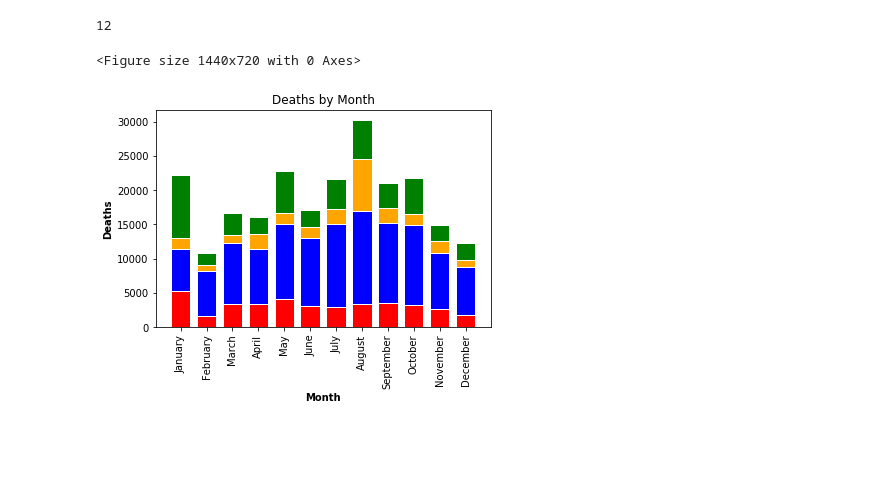
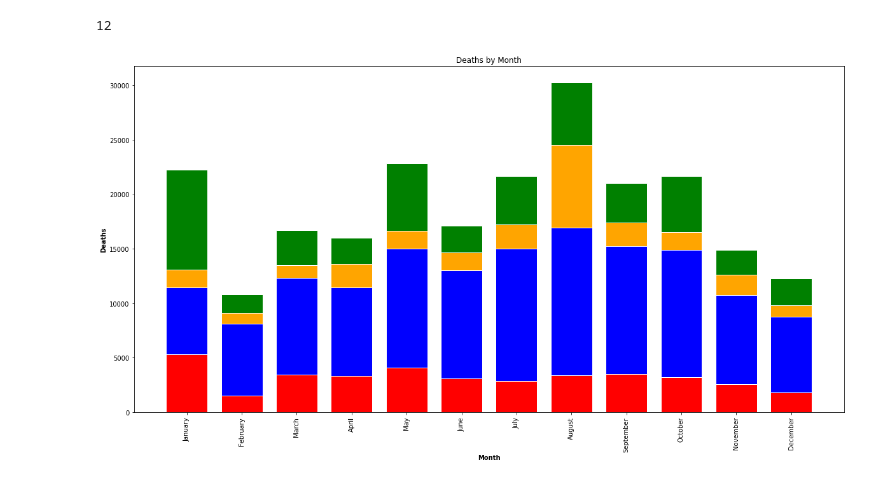
Before and after one commit to mmpatterson/civil-conflict, a Jupyter notebook: Afgh_conflicts_by_group.ipynb, the cells around one changed output. Cells and saved outputs as stored; diff of their text form; code cells hidden in the pictures; blank space fills up the shorter version.

Commit message:
all the key graphs and one unnecessary plot in development

```diff
--- a/Afgh_conflicts_by_group.ipynb
+++ b/Afgh_conflicts_by_group.ipynb
@@ -135,0 +12,6 @@ See the caveats in the documentation: http://pandas.pydata.org/pandas-docs/stabl
+# %%
+# Read API data saved in CSV then display
+
+file = 'Data_Files/conflict_data.csv'
+df = pd.read_csv(file)
+df.head()
@@ -135,0 +47,5 @@ See the caveats in the documentation: http://pandas.pydata.org/pandas-docs/stabl
+# %%
+# Isolate columns of interest
+
+df_afgh = df_afgh[['country', 'side_a', 'side_b', 'date_start', 'date_end', 'year', 'deaths_a', 'deaths_b', 'deaths_civilians', 'deaths_unknown', 'best', 'latitude', 'longitude', 'where_coordinates']]
+df_afgh
@@ -135,0 +303,4 @@ See the caveats in the documentation: http://pandas.pydata.org/pandas-docs/stabl
+# %%
+# View effects by year_group
+df_groups = df_afgh[['paired_groups','side_a', 'side_b', 'deaths_a', 'deaths_b', 'deaths_civilians', 'deaths_unknown', 'best', 'year']].groupby(['year','paired_groups'], as_index=False).sum()
+df_groups.head(20)
@@ -205,35 +688,35 @@ len(month_data['deaths_a'])
 # %% [output]
 12
 # %%
-plt.figure(figsize=(20,10))
-fig = plt.figure()
+#matplotlib stacked bar with full customization
+
+fig = plt.figure(figsize=(20, 10))
 # ax = fig.add_axes([0,0,1,1])
 
 m_stack = np.arange(len(month_data['deaths_a']))
 da = list(month_data['deaths_a'])
 db = list(month_data['deaths_b'])
 dc = list(month_data['deaths_civilians'])
 du = list(month_data['deaths_unknown'])
 
 dc_h = np.add(da, db).tolist()
-du_h = np.add(db_h, dc).tolist()
+du_h = np.add(dc_h, dc).tolist()
 # du_h = np.add(dc_h, du).tolist()
 
 names = ['January','February', 'March', 'April', 'May', 'June', 'July', 'August', 'September', 'October', 'November', 'December']
 bar_width = 0.75
 
 plt.bar(m_stack, da, color='red', width=bar_width, edgecolor='white', label='Deaths Group A')
 plt.bar(m_stack, db, bottom= da, color='blue', width=bar_width, edgecolor='white', label='Deaths Group B')
 plt.bar(m_stack, dc, bottom= dc_h, color='orange', width=bar_width, edgecolor='white', label='Deaths Civilians')
 plt.bar(m_stack, du, bottom= du_h, color='green', width=bar_width, edgecolor='white', label='Deaths Unknown')
 
 plt.xlabel('Month', fontweight='bold')
 plt.xticks(m_stack, names, rotation=90)
 plt.ylabel('Deaths', fontweight='bold')
 plt.title('Deaths by Month')
-#fig.savefig('stacked_group_data.png')
+fig.savefig('./images/stacked_monthly_data.png')
 plt.show()
 #plt.legend(bbox_to_anchor=(1.05, 1), loc='upper left', borderaxespad=0.)
 # %% [output]
-<Figure size 1440x720 with 0 Axes>
-[figure, old version]
+[figure, new version]
```
Also changed, not shown: parts of 81 cells of this notebook, 9 other files.
